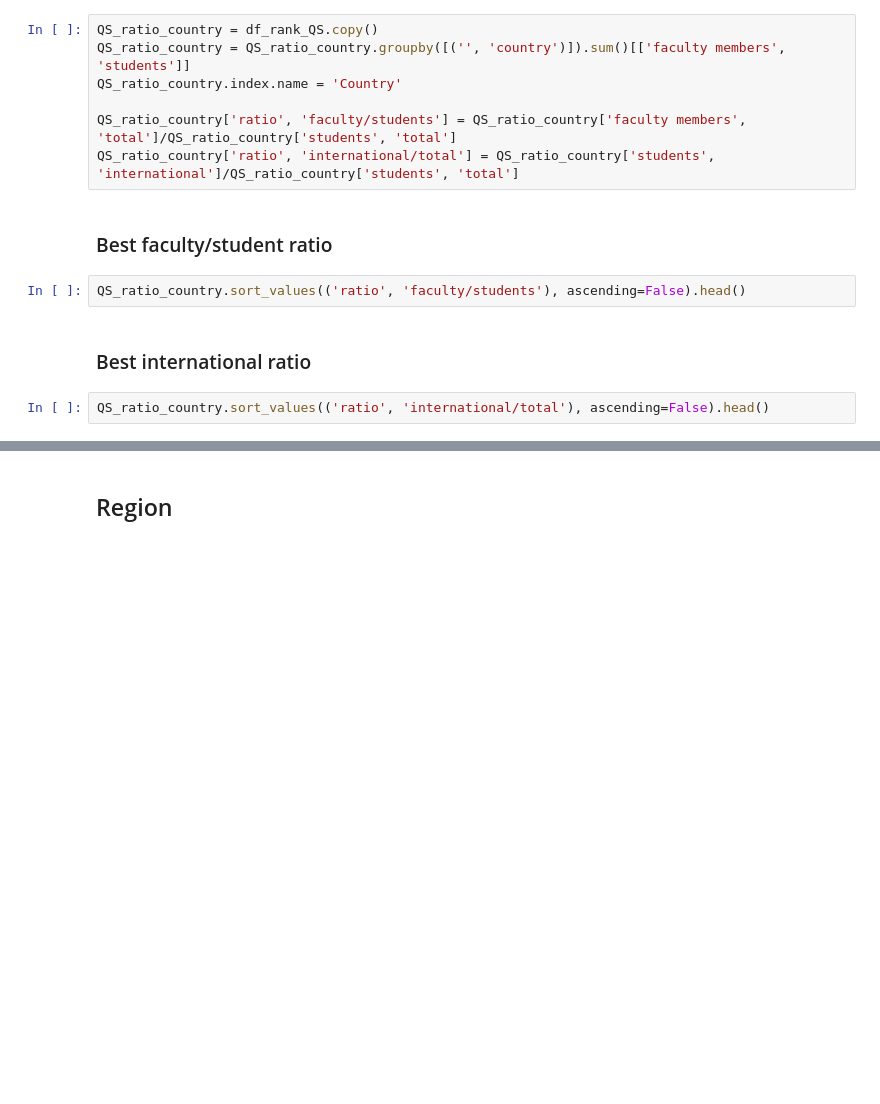
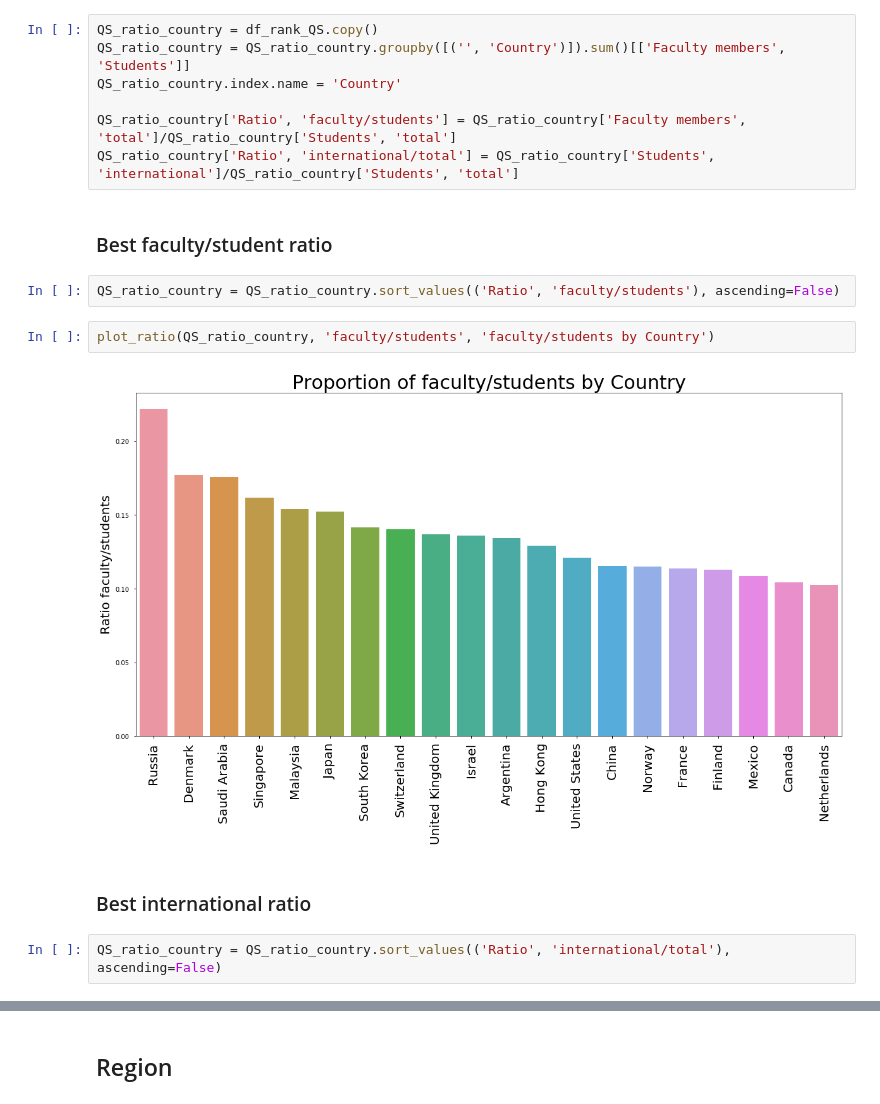
Before and after one commit to cgallay/Ada, a Jupyter notebook: Homework2/Homework2_T.ipynb, the cells around one changed output, grey strips where cells are left out. Drawn from its saved outputs; the diff is of its cells as text; blank space fills up the shorter version.

```diff
--- a/Homework2/Homework2_T.ipynb
+++ b/Homework2/Homework2_T.ipynb
@@ -133,16 +152,20 @@ QS_ratio_university.sort_values(('ratio', 'international/total'), ascending=Fals
 ## Country
 # %%
 QS_ratio_country = df_rank_QS.copy()
-QS_ratio_country = QS_ratio_country.groupby([('', 'country')]).sum()[['faculty members', 'students']]
+QS_ratio_country = QS_ratio_country.groupby([('', 'Country')]).sum()[['Faculty members', 'Students']]
 QS_ratio_country.index.name = 'Country'
 
-QS_ratio_country['ratio', 'faculty/students'] = QS_ratio_country['faculty members', 'total']/QS_ratio_country['students', 'total']
-QS_ratio_country['ratio', 'international/total'] = QS_ratio_country['students', 'international']/QS_ratio_country['students', 'total']
+QS_ratio_country['Ratio', 'faculty/students'] = QS_ratio_country['Faculty members', 'total']/QS_ratio_country['Students', 'total']
+QS_ratio_country['Ratio', 'international/total'] = QS_ratio_country['Students', 'international']/QS_ratio_country['Students', 'total']
 # %% [markdown]
 ### Best faculty/student ratio
 # %%
-QS_ratio_country.sort_values(('ratio', 'faculty/students'), ascending=False).head()
+QS_ratio_country = QS_ratio_country.sort_values(('Ratio', 'faculty/students'), ascending=False)
+# %%
+plot_ratio(QS_ratio_country, 'faculty/students', 'faculty/students by Country')
+# %% [output]
+[figure, added]
 # %% [markdown]
 ### Best international ratio
 # %%
-QS_ratio_country.sort_values(('ratio', 'international/total'), ascending=False).head()
+QS_ratio_country = QS_ratio_country.sort_values(('Ratio', 'international/total'), ascending=False)
```
Also changed, not shown: parts of 40 cells of this notebook.
